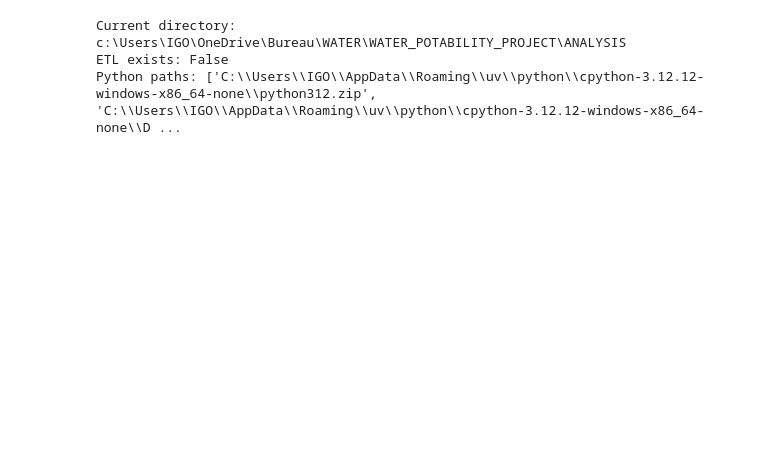
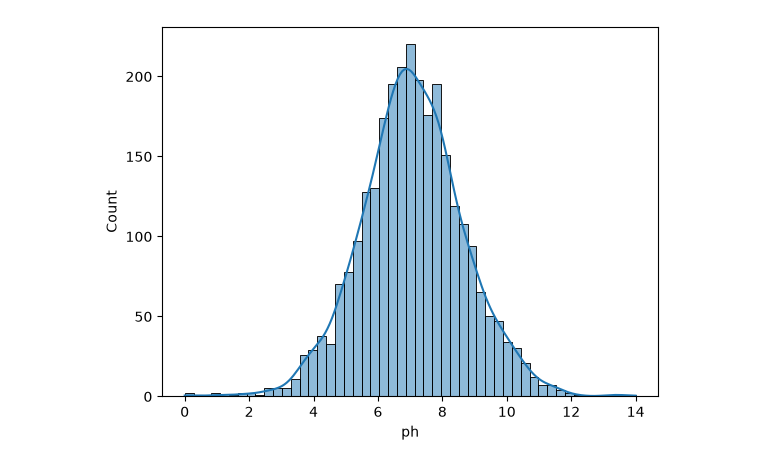
Before and after one commit to mehdiigouch/WATER-POTABILITY-USING-ML-PROJECT_V2, a Jupyter notebook: ANALYSIS/EDA.ipynb, the cells around one changed output. Saved outputs shown, nothing was run; the diff lists cells and outputs as text; code cells hidden in the pictures; blank space fills up the shorter version.

Commit message:
stup EDA for analysis

```diff
--- a/ANALYSIS/EDA.ipynb
+++ b/ANALYSIS/EDA.ipynb
@@ -22,11 +107,10 @@ df.head()
 # %%
-from pathlib import Path
-import sys
+sns.histplot(
+    data=df,
+    x="ph",
+    kde=True
+)
 
-print("Current directory:", Path.cwd())
-print("ETL exists:", Path("ETL").exists())
-print("Python paths:", sys.path)
+plt.show()
 # %% [output]
-Current directory: c:\Users\IGO\OneDrive\Bureau\WATER\WATER_POTABILITY_PROJECT\ANALYSIS
-ETL exists: False
-Python paths: ['C:\\Users\\IGO\\AppData\\Roaming\\uv\\python\\cpython-3.12.12-windows-x86_64-none\\python312.zip', 'C:\\Users\\IGO\\AppData\\Roaming\\uv\\python\\cpython-3.12.12-windows-x86_64-none\\D ...
+[figure, added]
```
Also changed, not shown: parts of 5 cells of this notebook, 1 other file.
